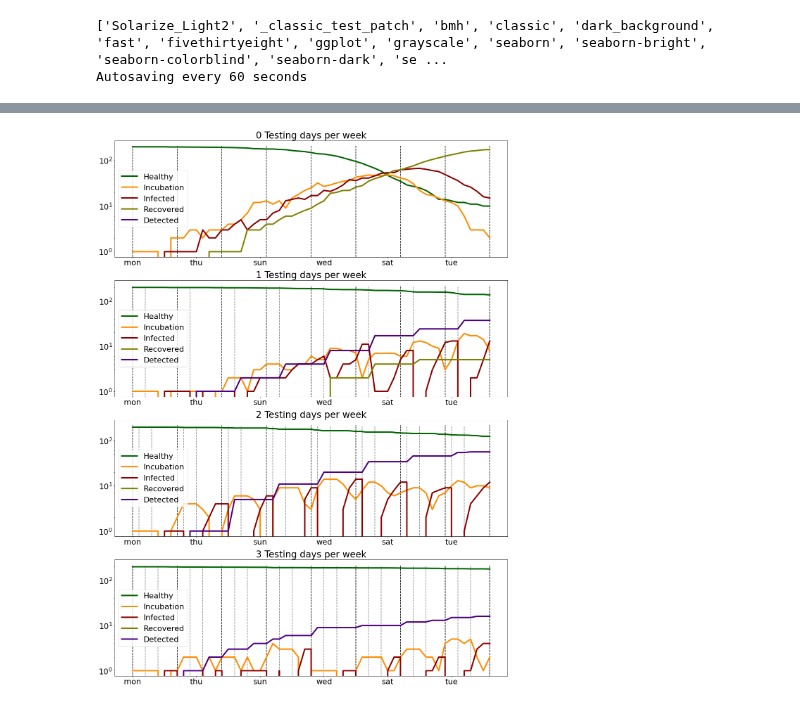
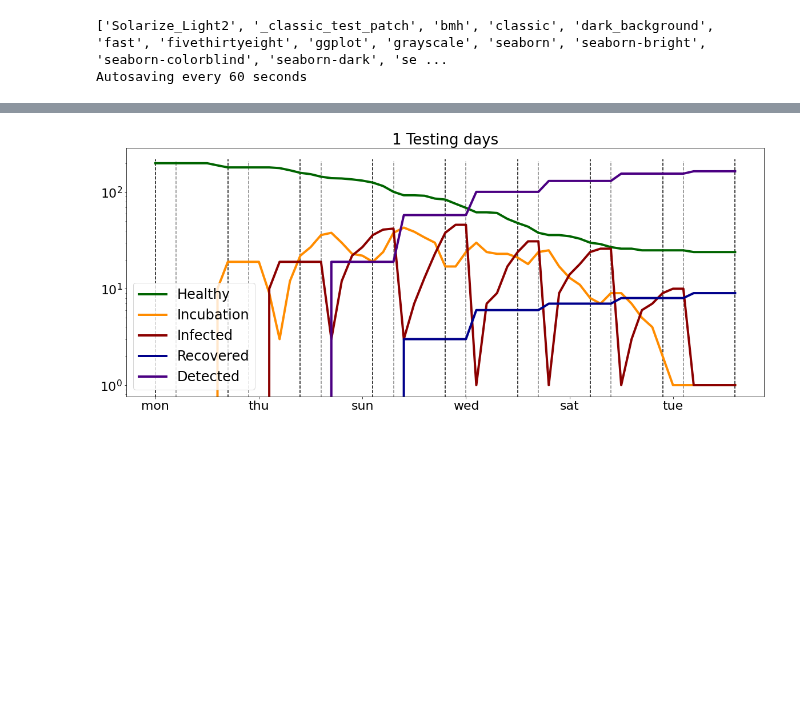
Before and after one commit to betoto008/Epidemiology_2020, a Jupyter notebook: Jupyter_Notebooks/Kitas_Schools/Kitas.ipynb, the cells around one changed output, grey strips where cells are left out. Drawn from its saved outputs; the diff is of its cells as text; code cells hidden in the pictures; blank space fills up the shorter version.

Commit message:
figures improved for kitas mac20

```diff
--- a/Jupyter_Notebooks/Kitas_Schools/Kitas.ipynb
+++ b/Jupyter_Notebooks/Kitas_Schools/Kitas.ipynb
@@ -32,33 +59,29 @@ T = 7*8
 # %%
-fig, ax = plt.subplots(4,1,figsize = (20, 7*4))
+data = np.loadtxt(Text_files_path+"output_1-testing_days.txt")
+h = data[:,0]
+inc = data[:,1]
+inf = data[:,2]
+rec = data[:,3]
+det = data[:,4]
+testing_days = [i for i in range(0,T+1) if (np.any(np.isin([2], i%7)))]
+mondays = [i for i in range(0,T+1) if (np.any(np.isin([0], i%7)))]
 
-Testing_days = [[], [2], [1,3], [0,2,4]]
-for d in range(4):
-    data = np.loadtxt(Text_files_path+"output_%d-testing_days.txt"%(d))
-    h = data[:,0]
-    inc = data[:,1]
-    inf = data[:,2]
-    rec = data[:,3]
-    det = data[:,4]
-    testing_days = [i for i in range(0,T+1) if (np.any(np.isin(Testing_days[d], i%7)))]
-    mondays = [i for i in range(0,T+1) if (np.any(np.isin([0], i%7)))]
-
-    ax[d].set_title('%d Testing days per week'%(d), fontsize = 26)
-    ax[d].plot(h, linewidth = 4, color = 'darkgreen', label = 'Healthy')
-    ax[d].plot(inc, linewidth = 4, color = 'darkorange', label = 'Incubation')
-    ax[d].plot(inf, linewidth = 4, color = 'darkred', label = 'Infected')
-    ax[d].plot(rec, linewidth = 4, color = 'olive', label = 'Recovered')
-    ax[d].plot(det, linewidth = 4, color = 'indigo', label = 'Detected')
-    ax[d].vlines(testing_days, 0, ax[d].get_ylim()[1], linestyle = 'dashed', color = 'grey')
-    ax[d].vlines(mondays, 0, ax[d].get_ylim()[1], linestyle = 'dashed', color = 'black')
-    ax[d].tick_params(labelsize = 22)
-    labels = np.array([days[int(i%7)] for i in (ax[d].get_xticks()[1:-1])])
-    ax[d].set_xticks(ax[d].get_xticks()[1:-1])
-    ax[d].set_xticklabels(labels)
-    ax[d].tick_params(labelsize = 22)
-    ax[d].legend(loc = 0, fontsize = 22)
-    ax[d].set_yscale('log')
-fig.savefig('../../Figures/Kitas_Schools/dynamics_Kitas.pdf')
+fig, ax = plt.subplots(figsize = (20, 8))
+ax.set_title('%d Testing days'%(1), fontsize = 26)
+ax.plot(h, linewidth = 4, color = 'darkgreen', label = 'Healthy')
+ax.plot(inc, linewidth = 4, color = 'darkorange', label = 'Incubation')
+ax.plot(inf, linewidth = 4, color = 'darkred', label = 'Infected')
+ax.plot(rec, linewidth = 4, color = 'darkblue', label = 'Recovered')
+ax.plot(det, linewidth = 4, color = 'indigo', label = 'Detected')
+ax.vlines(testing_days, 0, ax.get_ylim()[1], linestyle = 'dashed', color = 'grey')
+ax.vlines(mondays, 0, ax.get_ylim()[1], linestyle = 'dashed', color = 'black')
+ax.tick_params(labelsize = 22)
+labels = np.array([days[int(i%7)] for i in (ax.get_xticks()[1:-1])])
+ax.set_xticks(ax.get_xticks()[1:-1])
+ax.set_xticklabels(labels)
+ax.tick_params(labelsize = 22)
+ax.legend(loc = 0, fontsize = 24)
+ax.set_yscale('log')
 # %% [output]
-[figure, old version]
+[figure, new version]
 # %%
```
Also changed, not shown: parts of 4 cells of this notebook, 3 other files.
